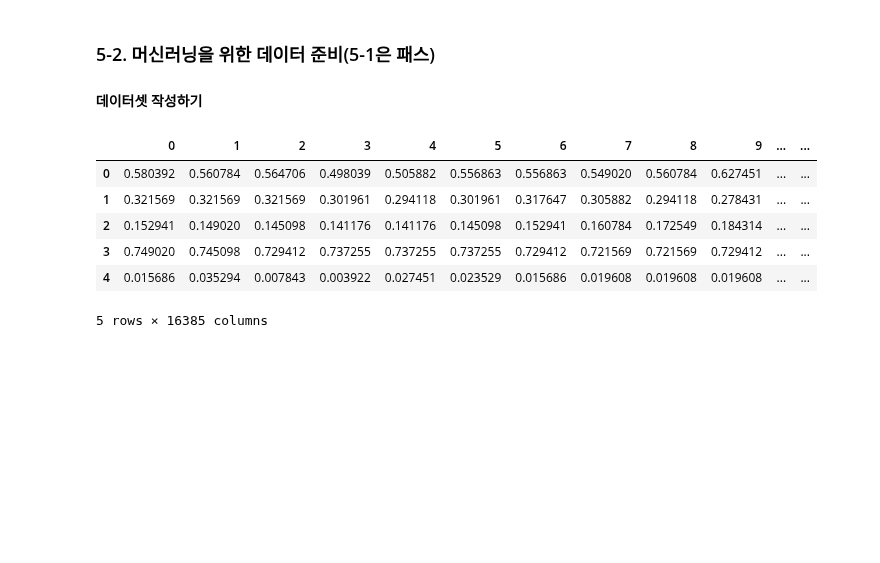
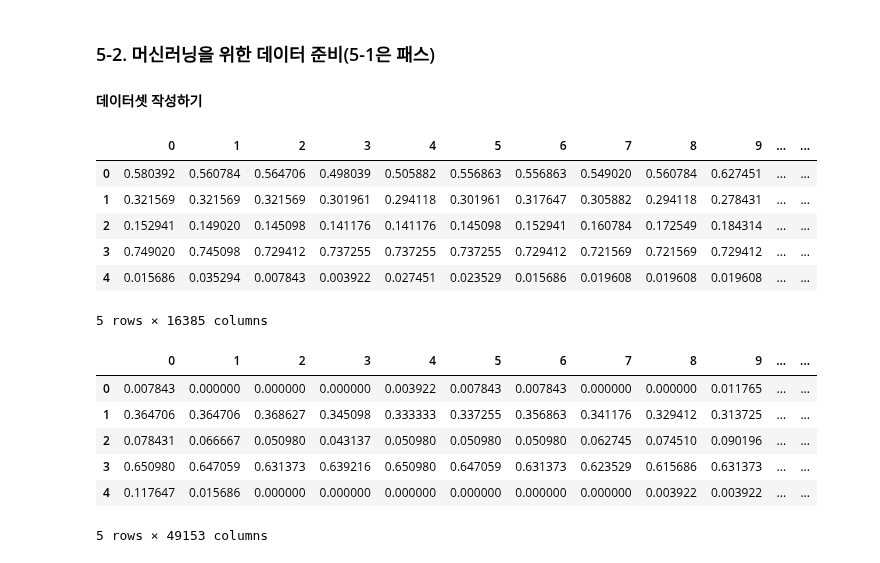
Before and after one commit to seonghyeokcho/Python, a Jupyter notebook: 01_basic_notion/pre-processing_technique.ipynb, the cells around one changed output. Cells and saved outputs as stored; diff of their text form; code cells hidden in the pictures; blank space fills up the shorter version.

```diff
--- a/01_basic_notion/pre-processing_technique.ipynb
+++ b/01_basic_notion/pre-processing_technique.ipynb
@@ -1564,3 +1564,47 @@ image_set.head()
 | 3 | 0.749020 | 0.745098 | 0.729412 | 0.737255 | 0.737255 | 0.737255 | 0.729412 | 0.721569 | 0.721569 | 0.729412 | ... | ... |
 | 4 | 0.015686 | 0.035294 | 0.007843 | 0.003922 | 0.027451 | 0.023529 | 0.015686 | 0.019608 | 0.019608 | 0.019608 | ... | ... |
 5 rows × 16385 columns
+# %%
+pixels2 = []  # 설명변수
+labels2 = []  # 목적변수
+template = []
+
+for i, d in enumerate(dirs):
+    files = glob.glob("data/images/" + d + "/*")
+    # print(d)
+    # print(files)
+    for file in files:
+        # print(file)
+        # 이미지를 그레이스케일로 불러오기
+        image = cv2.imread(file)
+        if image is None:
+            print("Image load failed !")
+        # 이미지 크기 균일화
+        image = cv2.resize(image, (128, 128))
+        # B, G, R 평면으로 분리
+        B, G, R = cv2.split(image)
+        # 설명변수 리스트에 이미지 덧붙이기
+        B = B.flatten().tolist()
+        G = G.flatten().tolist()
+        R = R.flatten().tolist()
+        template = B + G + R
+        pixels2.append(template)
+        # 목적변수 리스트에 이미지 레이블 덧붙이기
+        labels2.append(i)
+# %%
+pixels2_df = pd.DataFrame(pixels2)
+pixels2_df = pixels2_df / 255.
+
+labels2_df = pd.DataFrame(labels2)
+labels2_df = labels2_df.rename(columns={0:"label"})
+
+image_set2 = pd.concat([pixels2_df, labels2_df], axis=1)
+image_set2.head()
+# %% [output]
+|  | 0 | 1 | 2 | 3 | 4 | 5 | 6 | 7 | 8 | 9 | ... | ... |
+| 0 | 0.007843 | 0.000000 | 0.000000 | 0.000000 | 0.003922 | 0.007843 | 0.007843 | 0.000000 | 0.000000 | 0.011765 | ... | ... |
+| 1 | 0.364706 | 0.364706 | 0.368627 | 0.345098 | 0.333333 | 0.337255 | 0.356863 | 0.341176 | 0.329412 | 0.313725 | ... | ... |
+| 2 | 0.078431 | 0.066667 | 0.050980 | 0.043137 | 0.050980 | 0.050980 | 0.050980 | 0.062745 | 0.074510 | 0.090196 | ... | ... |
+| 3 | 0.650980 | 0.647059 | 0.631373 | 0.639216 | 0.650980 | 0.647059 | 0.631373 | 0.623529 | 0.615686 | 0.631373 | ... | ... |
+| 4 | 0.117647 | 0.015686 | 0.000000 | 0.000000 | 0.000000 | 0.000000 | 0.000000 | 0.000000 | 0.003922 | 0.003922 | ... | ... |
+5 rows × 49153 columns
```
